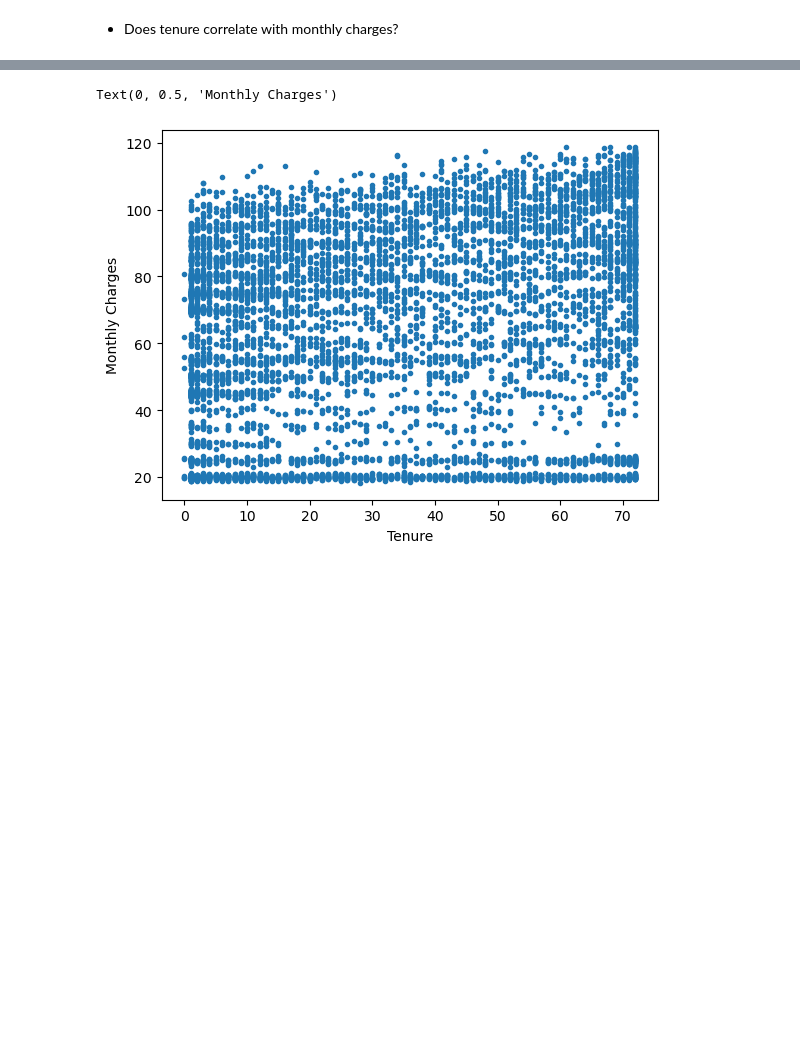
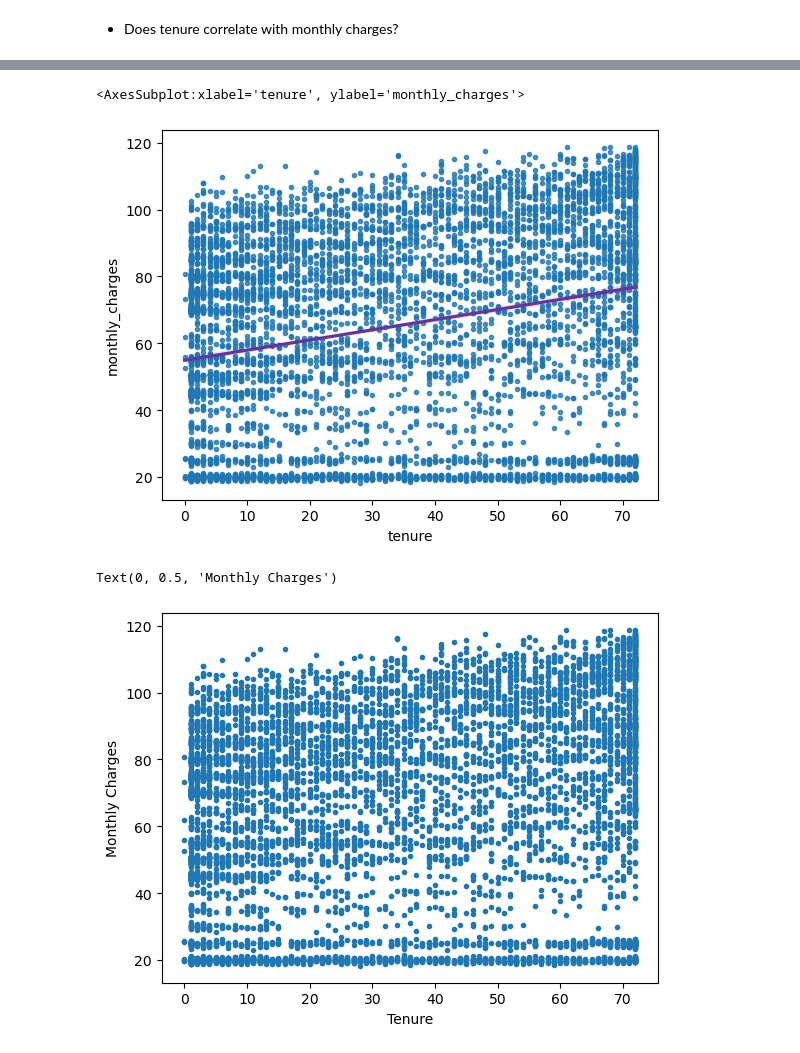
Before and after one commit to JoshuaHolt-Tech/statistics-exercises, a Jupyter notebook: hypothesis_testing.ipynb, the cells around one changed output, grey strips where cells are left out. Cells and saved outputs as stored; diff of their text form; code cells hidden in the pictures; blank space fills up the shorter version.

```diff
--- a/hypothesis_testing.ipynb
+++ b/hypothesis_testing.ipynb
@@ -479,3 +495,7 @@ telco_churn = pd.read_sql('SELECT * FROM customers', url)
+# %%
+query = 'SELECT * FROM customers' # JOIN internet_service_type using(internet_service_type_id)'
+# %%
+telco_churn = pd.read_sql(query, url)
 # %% [markdown]
 - Does tenure correlate with monthly charges?
 # %%
@@ -491,3 +510,10 @@ telco_churn.sample(5)
+# %%
+charges_df = telco_churn[['monthly_charges', 'tenure']]
+# %%
+sns.regplot(x='tenure', y='monthly_charges', data=charges_df, marker='.', line_kws={'color':'rebeccapurple'})
+# %% [output]
+<AxesSubplot:xlabel='tenure', ylabel='monthly_charges'>
+[figure, added]
 # %%
 plt.scatter(x=telco_churn['tenure'], y=telco_churn['monthly_charges'], marker='.')
 plt.xlabel('Tenure')
```
Also changed, not shown: parts of 53 cells of this notebook.
